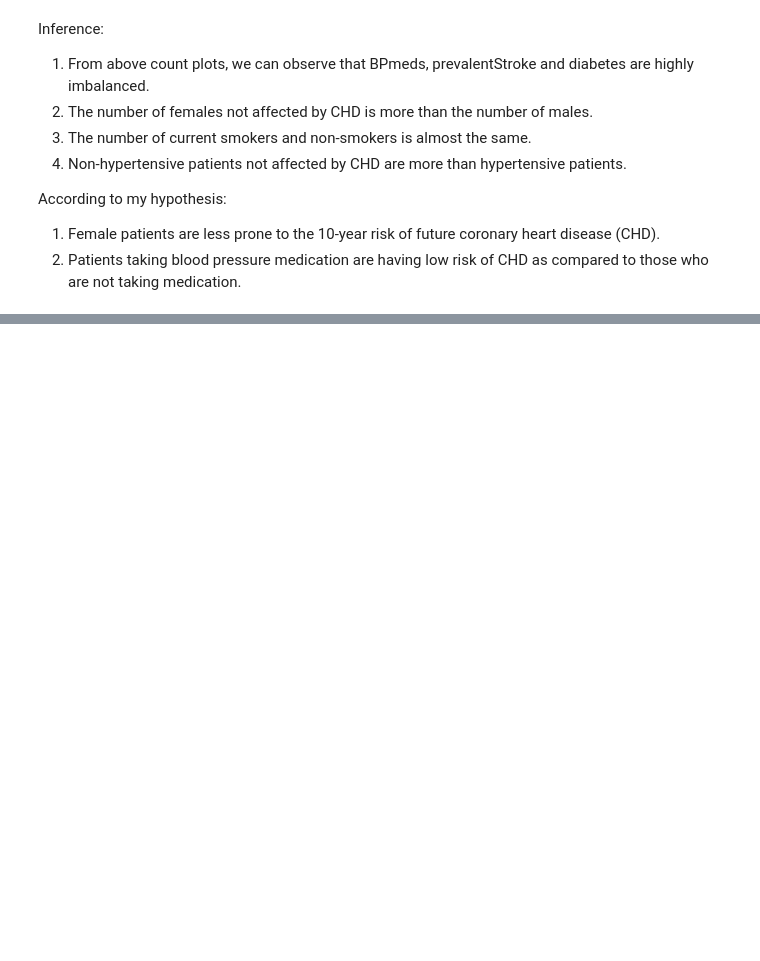
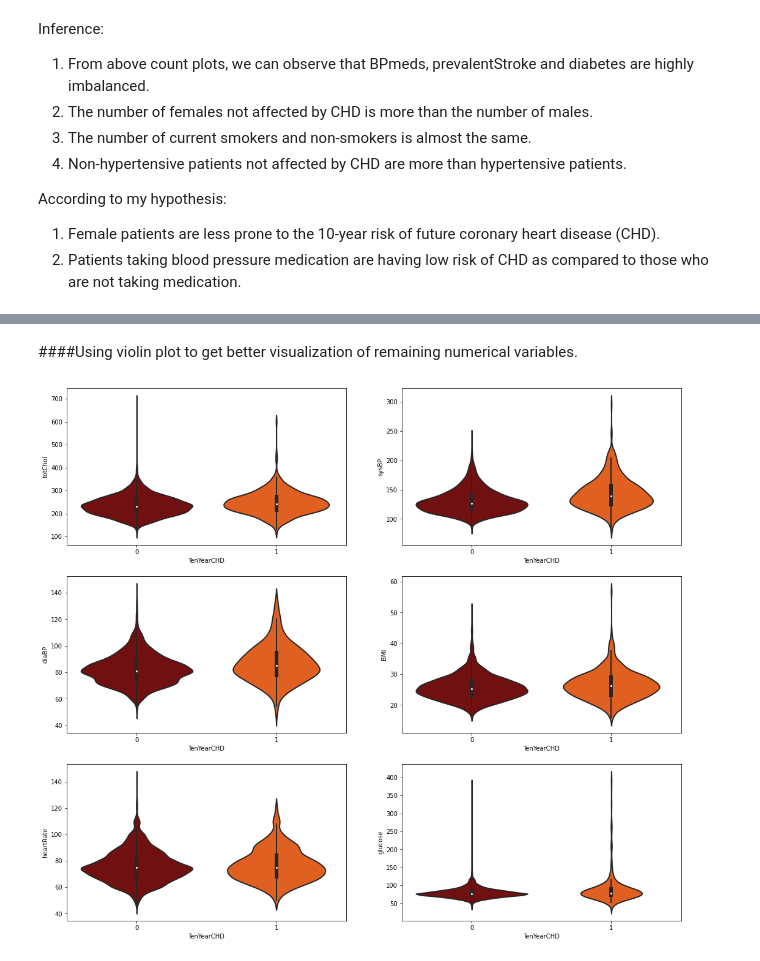
Before and after one commit to Akshadanair/Cardiovascular-Risk-Prediction, a Jupyter notebook: Cardiovascular_Risk_Prediction.ipynb, the cells around one changed output, grey strips where cells are left out. Cells and saved outputs as stored; diff of their text form; code cells hidden in the pictures; blank space fills up the shorter version.

```diff
--- a/Cardiovascular_Risk_Prediction.ipynb
+++ b/Cardiovascular_Risk_Prediction.ipynb
@@ -454,0 +488,20 @@ According to my hypothesis:
+# %% [markdown]
+####Using violin plot to get better visualization of remaining numerical variables.
+# %%
+#setting up the visualization for plotting numerical variables
+row, col = 3, 2
+f, ax = plt.subplots(row, col, figsize = (18, 16))
+
+
+#setting the visualization of violin plot to display target variable according to selected numerical variables
+for i, var in enumerate(num_variables[2:]):
+    row = i//col
+    pos = i % col
+
+    #creating violin plot
+    sns.violinplot(y = var, x = 'TenYearCHD', data = cardio_data, palette = "gist_heat",
+                   linewidth=2, ax = ax[row][pos])
+
+plt.show()
+# %% [output]
+[figure, added]
```
Also changed, not shown: parts of 12 cells of this notebook.
